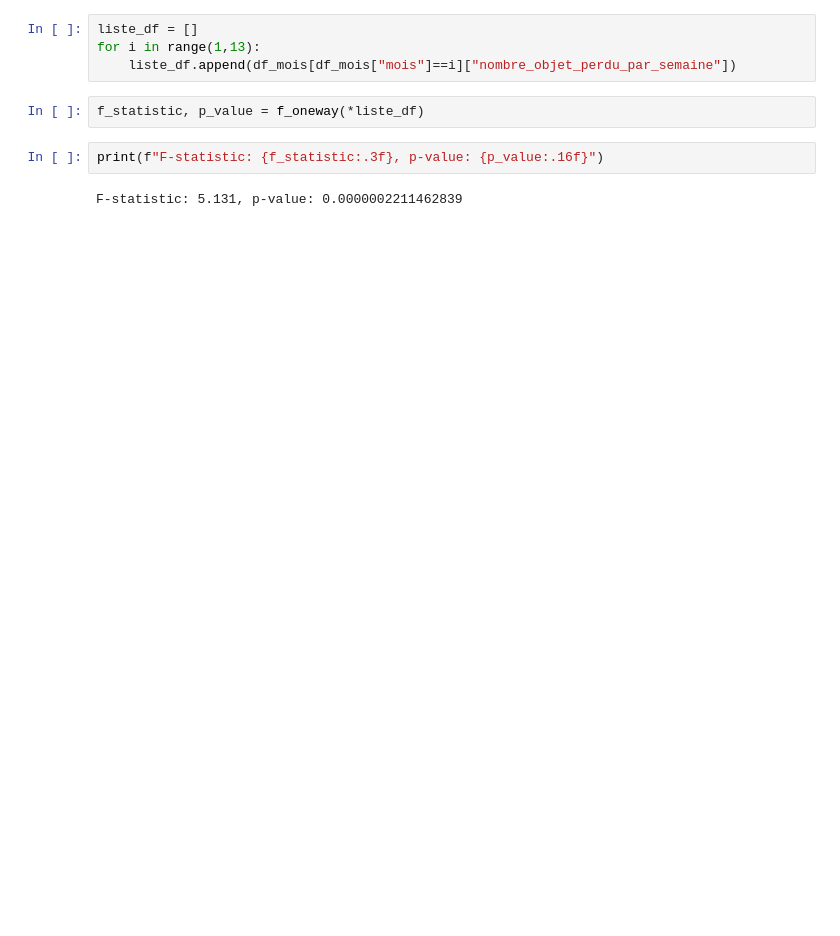
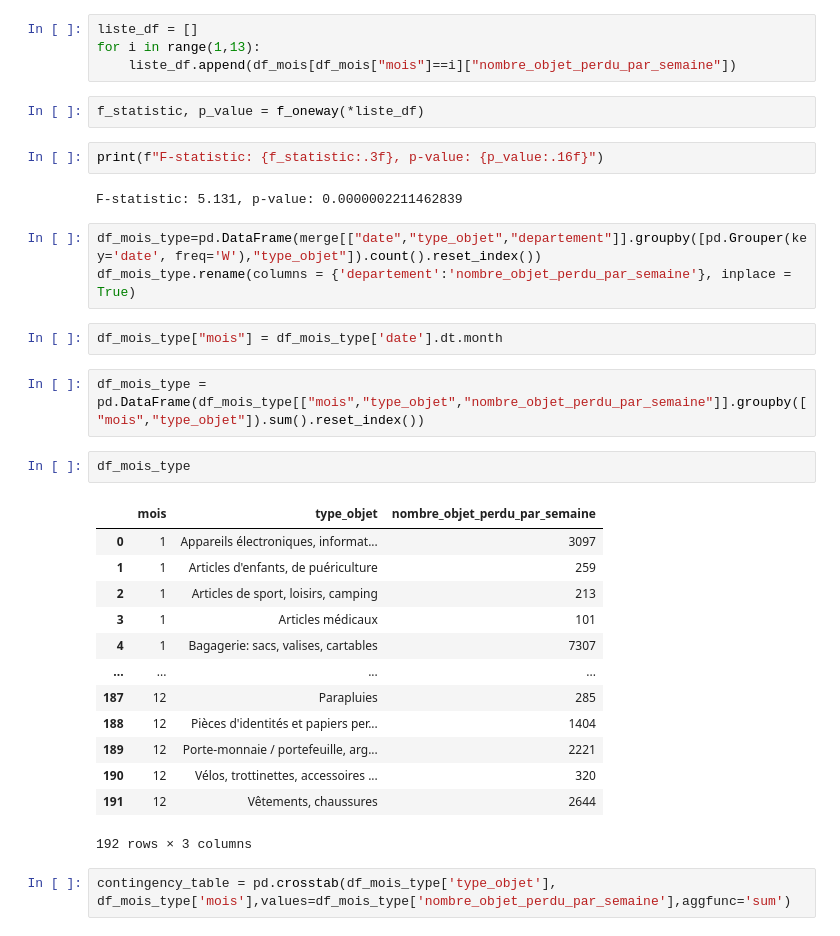
Before and after one commit to StevenDelval/brief_Lost_in_translation, a Jupyter notebook: datascience.ipynb, the cells around one changed output. Saved outputs shown, nothing was run; the diff lists cells and outputs as text; blank space fills up the shorter version.

```diff
--- a/datascience.ipynb
+++ b/datascience.ipynb
@@ -249,3 +249,28 @@ f_statistic, p_value = f_oneway(*liste_df)
 print(f"F-statistic: {f_statistic:.3f}, p-value: {p_value:.16f}")
 # %% [output]
 F-statistic: 5.131, p-value: 0.0000002211462839
+# %%
+df_mois_type=pd.DataFrame(merge[["date","type_objet","departement"]].groupby([pd.Grouper(key='date', freq='W'),"type_objet"]).count().reset_index())
+df_mois_type.rename(columns = {'departement':'nombre_objet_perdu_par_semaine'}, inplace = True)
+# %%
+df_mois_type["mois"] = df_mois_type['date'].dt.month
+# %%
+df_mois_type = pd.DataFrame(df_mois_type[["mois","type_objet","nombre_objet_perdu_par_semaine"]].groupby(["mois","type_objet"]).sum().reset_index())
+# %%
+df_mois_type
+# %% [output]
+|  | mois | type_objet | nombre_objet_perdu_par_semaine |
+| 0 | 1 | Appareils électroniques, informat... | 3097 |
+| 1 | 1 | Articles d'enfants, de puériculture | 259 |
+| 2 | 1 | Articles de sport, loisirs, camping | 213 |
+| 3 | 1 | Articles médicaux | 101 |
+| 4 | 1 | Bagagerie: sacs, valises, cartables | 7307 |
+| ... | ... | ... | ... |
+| 187 | 12 | Parapluies | 285 |
+| 188 | 12 | Pièces d'identités et papiers per... | 1404 |
+| 189 | 12 | Porte-monnaie / portefeuille, arg... | 2221 |
+| 190 | 12 | Vélos, trottinettes, accessoires ... | 320 |
+| 191 | 12 | Vêtements, chaussures | 2644 |
+192 rows × 3 columns
+# %%
+contingency_table = pd.crosstab(df_mois_type['type_objet'], df_mois_type['mois'],values=df_mois_type['nombre_objet_perdu_par_semaine'],aggfunc='sum')
```
Also changed, not shown: parts of 7 cells of this notebook.
